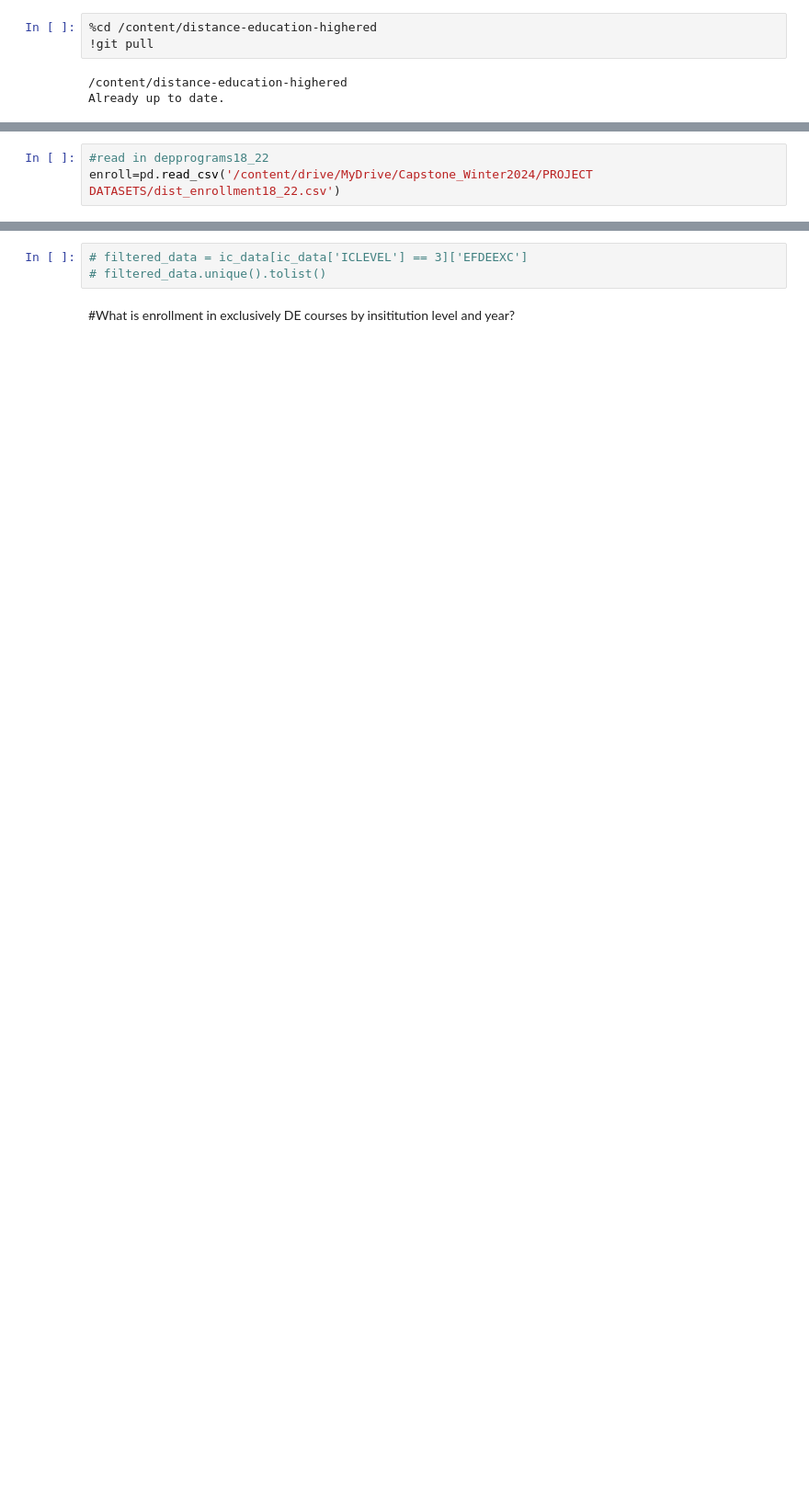
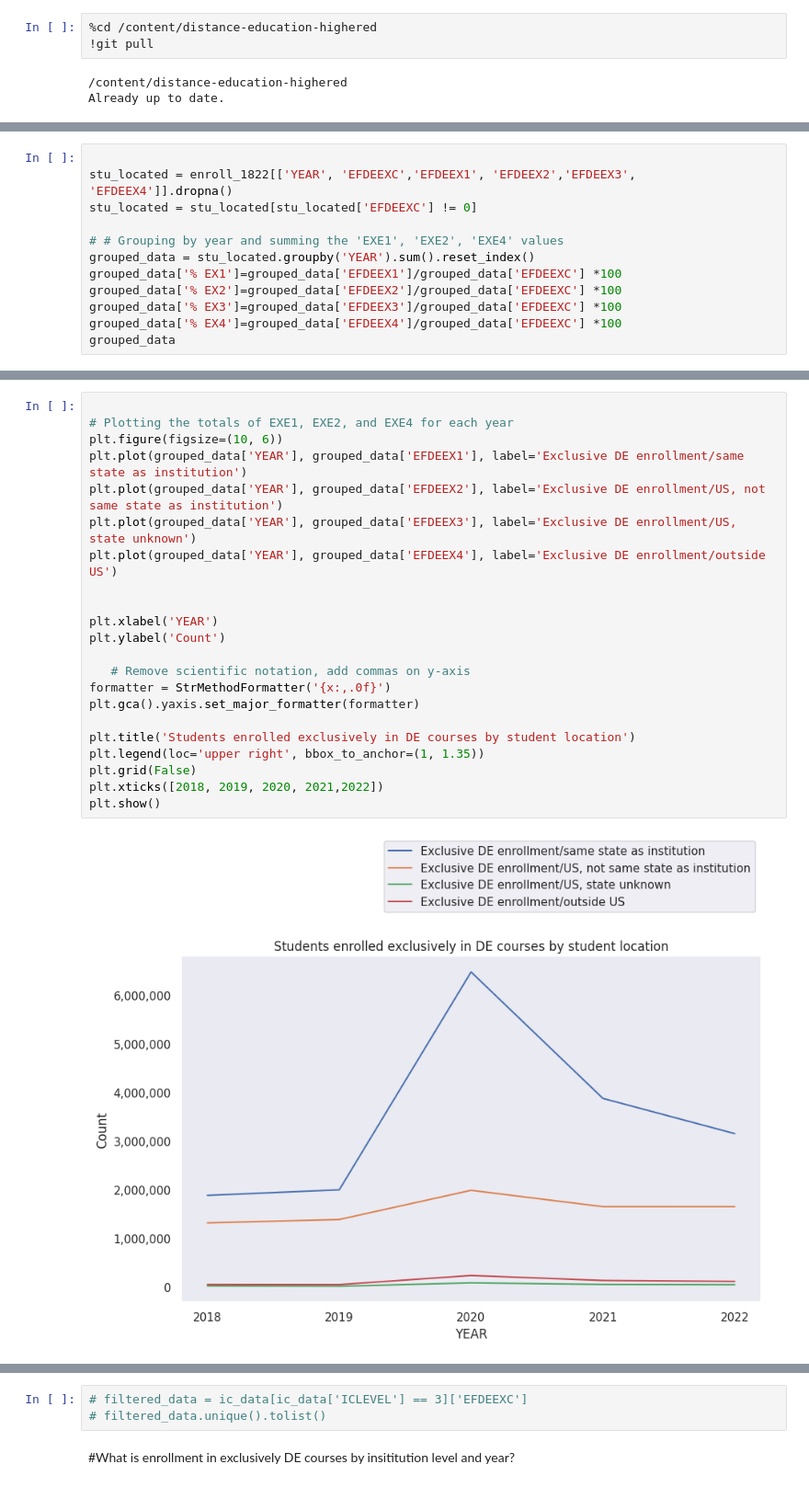
Before and after one commit to katyk20/distance-education-highered, a Jupyter notebook: Notebooks/EDA.ipynb, the cells around one changed output, grey strips where cells are left out. Shown at 92% size. Cells and saved outputs as stored; diff of their text form; blank space fills up the shorter version.

```diff
--- a/Notebooks/EDA.ipynb
+++ b/Notebooks/EDA.ipynb
@@ -31,3 +23,0 @@ from matplotlib.ticker import ScalarFormatter
-# %%
-#read in depprograms18_22
-enroll=pd.read_csv('/content/drive/MyDrive/Capstone_Winter2024/PROJECT DATASETS/dist_enrollment18_22.csv')
@@ -136,0 +279,12 @@ plt.show()
+# %%
+
+stu_located = enroll_1822[['YEAR', 'EFDEEXC','EFDEEX1', 'EFDEEX2','EFDEEX3', 'EFDEEX4']].dropna()
+stu_located = stu_located[stu_located['EFDEEXC'] != 0]
+
+# # Grouping by year and summing the 'EXE1', 'EXE2', 'EXE4' values
+grouped_data = stu_located.groupby('YEAR').sum().reset_index()
+grouped_data['% EX1']=grouped_data['EFDEEX1']/grouped_data['EFDEEXC'] *100
+grouped_data['% EX2']=grouped_data['EFDEEX2']/grouped_data['EFDEEXC'] *100
+grouped_data['% EX3']=grouped_data['EFDEEX3']/grouped_data['EFDEEXC'] *100
+grouped_data['% EX4']=grouped_data['EFDEEX4']/grouped_data['EFDEEXC'] *100
+grouped_data
@@ -136,0 +298,24 @@ plt.show()
+# %%
+
+# Plotting the totals of EXE1, EXE2, and EXE4 for each year
+plt.figure(figsize=(10, 6))
+plt.plot(grouped_data['YEAR'], grouped_data['EFDEEX1'], label='Exclusive DE enrollment/same state as institution')
+plt.plot(grouped_data['YEAR'], grouped_data['EFDEEX2'], label='Exclusive DE enrollment/US, not same state as institution')
+plt.plot(grouped_data['YEAR'], grouped_data['EFDEEX3'], label='Exclusive DE enrollment/US, state unknown')
+plt.plot(grouped_data['YEAR'], grouped_data['EFDEEX4'], label='Exclusive DE enrollment/outside US')
+
+
+plt.xlabel('YEAR')
+plt.ylabel('Count')
+
+   # Remove scientific notation, add commas on y-axis
+formatter = StrMethodFormatter('{x:,.0f}')
+plt.gca().yaxis.set_major_formatter(formatter)
+
+plt.title('Students enrolled exclusively in DE courses by student location')
+plt.legend(loc='upper right', bbox_to_anchor=(1, 1.35))
+plt.grid(False)
+plt.xticks([2018, 2019, 2020, 2021,2022])
+plt.show()
+# %% [output]
+[figure, added]
```
Also changed, not shown: parts of 52 cells of this notebook.
